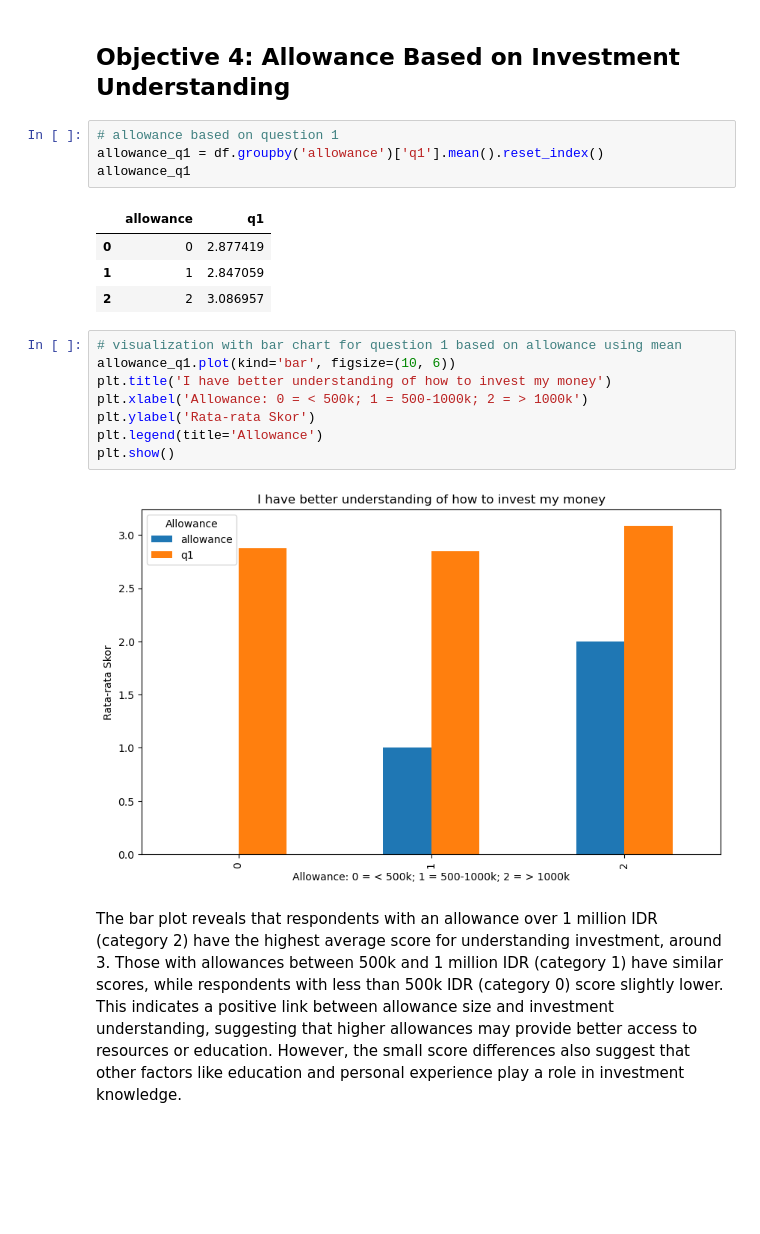
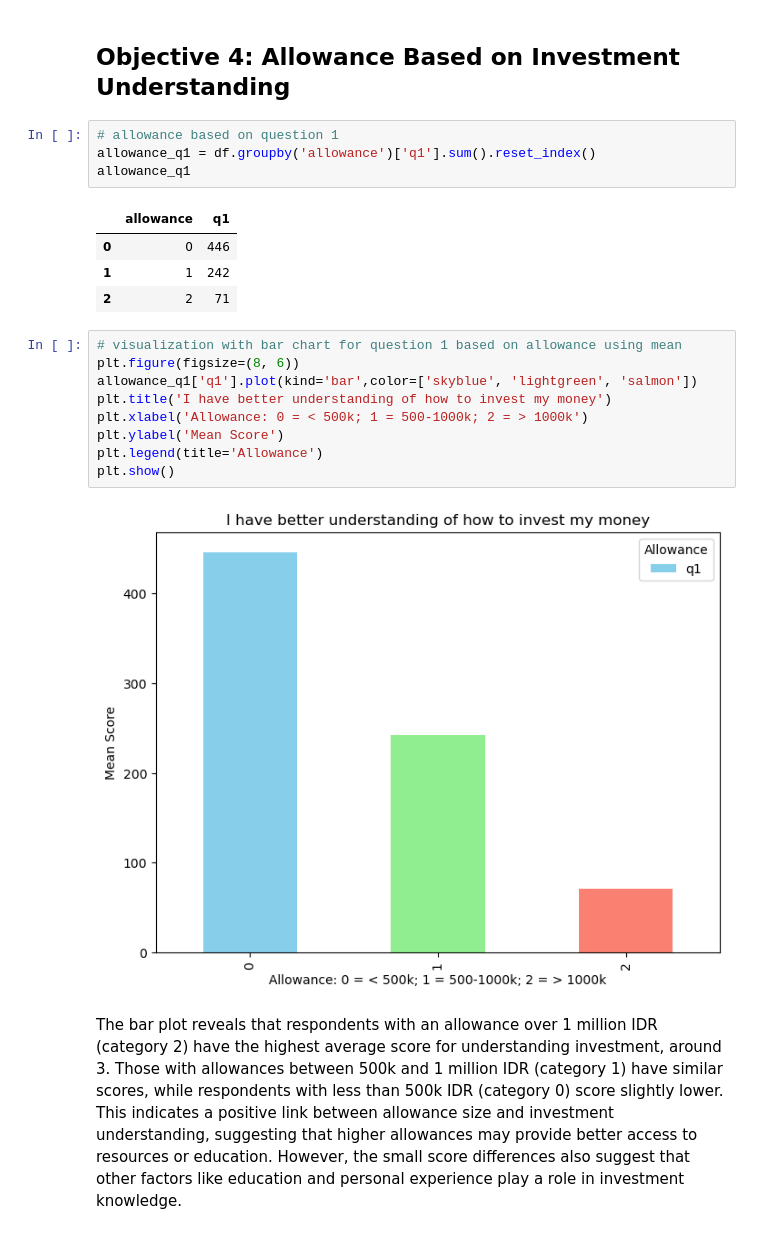
Before and after one commit to FTDS-assignment-bay/p2-final-project-ftds-006-bsd-group-001, a Jupyter notebook: final_project_NLP.ipynb, the cells around one changed output. Cells and saved outputs as stored; diff of their text form; blank space fills up the shorter version.

```diff
--- a/final_project_NLP.ipynb
+++ b/final_project_NLP.ipynb
@@ -272,23 +282,24 @@ The horizontal bar chart visually depicts the distribution of pocket money acros
 ## Objective 4: Allowance Based on Investment Understanding
 # %%
 # allowance based on question 1
-allowance_q1 = df.groupby('allowance')['q1'].mean().reset_index()
+allowance_q1 = df.groupby('allowance')['q1'].sum().reset_index()
 allowance_q1
 # %% [output]
 |  | allowance | q1 |
-| 0 | 0 | 2.877419 |
-| 1 | 1 | 2.847059 |
-| 2 | 2 | 3.086957 |
+| 0 | 0 | 446 |
+| 1 | 1 | 242 |
+| 2 | 2 | 71 |
 # %%
 # visualization with bar chart for question 1 based on allowance using mean
-allowance_q1.plot(kind='bar', figsize=(10, 6))
+plt.figure(figsize=(8, 6))
+allowance_q1['q1'].plot(kind='bar',color=['skyblue', 'lightgreen', 'salmon'])
 plt.title('I have better understanding of how to invest my money')
 plt.xlabel('Allowance: 0 = < 500k; 1 = 500-1000k; 2 = > 1000k')
-plt.ylabel('Rata-rata Skor')
+plt.ylabel('Mean Score')
 plt.legend(title='Allowance')
 plt.show()
 # %% [output]
-[figure, old version]
+[figure, new version]
 # %% [markdown]
 The bar plot reveals that respondents with an allowance over 1 million IDR (category 2) have the highest average score for understanding investment, around 3. Those with allowances between 500k and 1 million IDR (category 1) have similar scores, while respondents with less than 500k IDR (category 0) score slightly lower. This indicates a positive link between allowance size and investment understanding, suggesting that higher allowances may provide better access to resources or education. However, the small score differences also suggest that other factors like education and personal experience play a role in investment knowledge.
 # %% [markdown]
```
Also changed, not shown: parts of 21 cells of this notebook, 3 other files.
